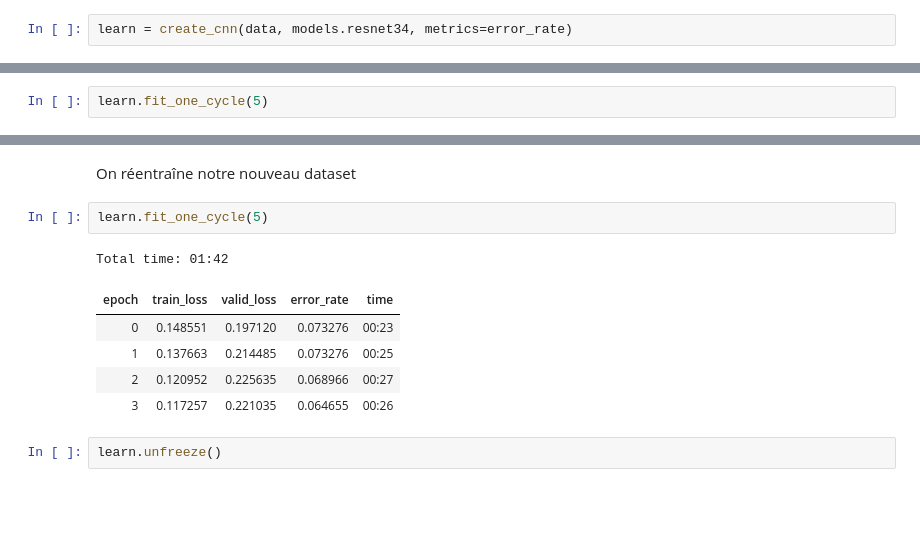
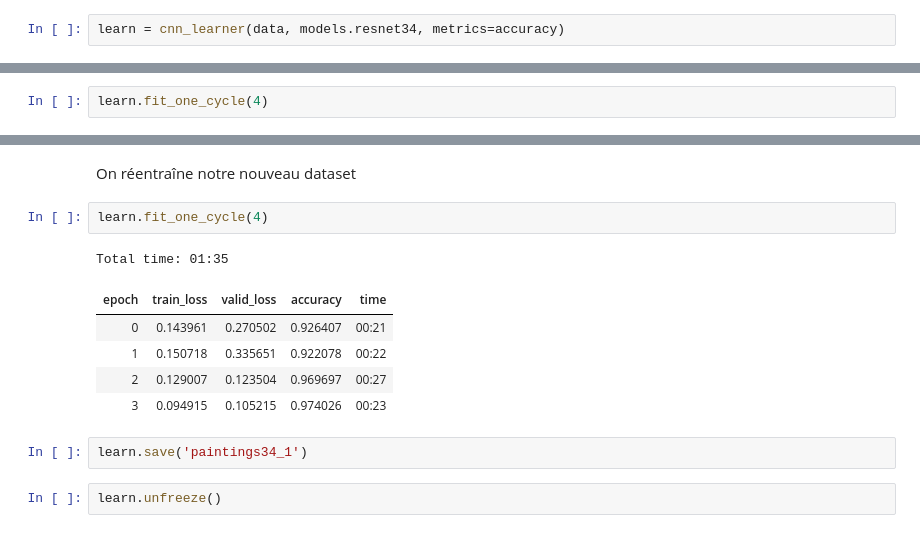
Before and after one commit to aquadzn/PaintingsClassification, a Jupyter notebook: ClassificationPeintures34.ipynb, the cells around one changed output, grey strips where cells are left out. Cells and saved outputs as stored; diff of their text form; blank space fills up the shorter version.

```diff
--- a/ClassificationPeintures34.ipynb
+++ b/ClassificationPeintures34.ipynb
@@ -79,7 +85,7 @@ data.classes, data.c, len(data.train_ds), len(data.valid_ds)
 # %% [markdown]
 On initialise notre réseau de neurone avec create_cnn en lui précisant notre dataset, l'architecture ResNet et error_rate qui est notre métric permettant d'évaluer l'efficacité de notre modèle.
 # %%
-learn = create_cnn(data, models.resnet34, metrics=error_rate)
+learn = cnn_learner(data, models.resnet34, metrics=accuracy)
 # %% [markdown]
 On précise avec torch.device('cuda') que l'on travaille bien avec le GPU et non le CPU.
 # %%
@@ -87,4 +93,4 @@ defaults.device = torch.device('cuda')
 # %% [markdown]
 On demande à notre modèle d'apprendre avec la classe fit_one_cycle (1cycle policy) et en lui précisant le nombre d'epochs.
 # %%
-learn.fit_one_cycle(5)
+learn.fit_one_cycle(4)
@@ -187,13 +196,15 @@ learn_data = db
 # %% [markdown]
 On réentraîne notre nouveau dataset
 # %%
-learn.fit_one_cycle(5)
+learn.fit_one_cycle(4)
 # %% [output]
-Total time: 01:42
+Total time: 01:35
-| epoch | train_loss | valid_loss | error_rate | time |
-| 0 | 0.148551 | 0.197120 | 0.073276 | 00:23 |
-| 1 | 0.137663 | 0.214485 | 0.073276 | 00:25 |
-| 2 | 0.120952 | 0.225635 | 0.068966 | 00:27 |
-| 3 | 0.117257 | 0.221035 | 0.064655 | 00:26 |
+| epoch | train_loss | valid_loss | accuracy | time |
+| 0 | 0.143961 | 0.270502 | 0.926407 | 00:21 |
+| 1 | 0.150718 | 0.335651 | 0.922078 | 00:22 |
+| 2 | 0.129007 | 0.123504 | 0.969697 | 00:27 |
+| 3 | 0.094915 | 0.105215 | 0.974026 | 00:23 |
+# %%
+learn.save('paintings34_1')
 # %%
 learn.unfreeze()
```
Also changed, not shown: parts of 21 cells of this notebook.
